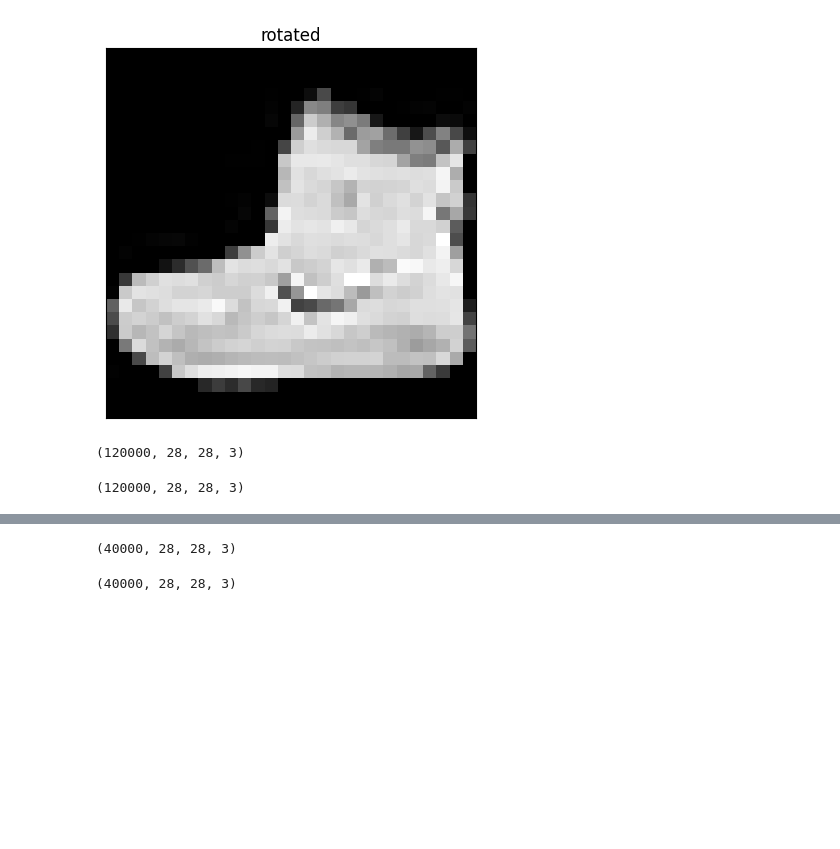
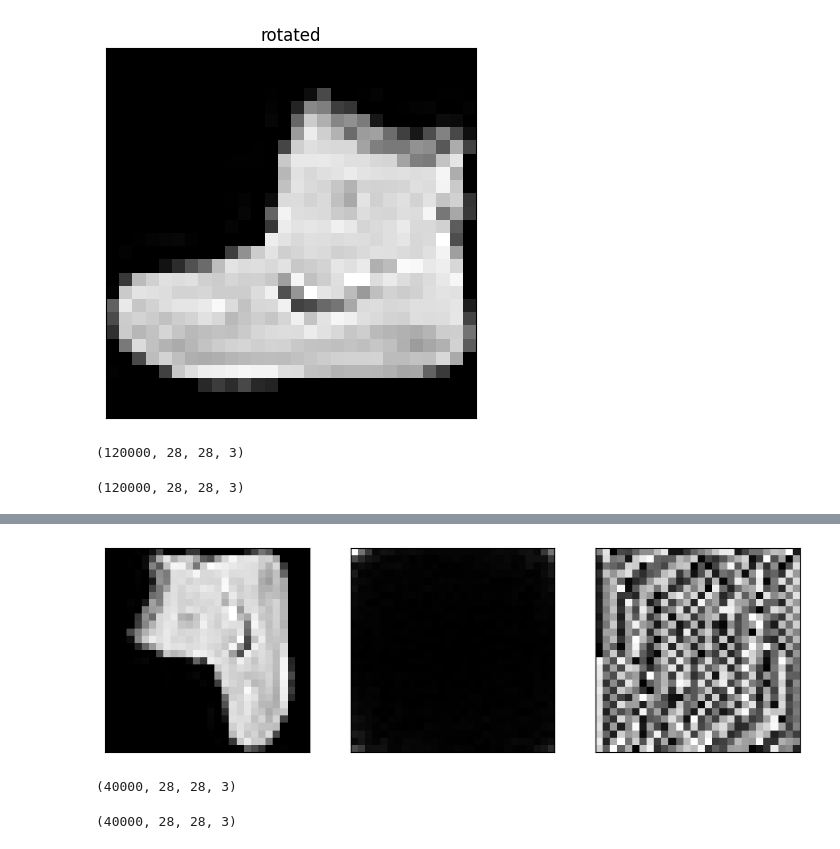
Before and after one commit to aadibhandary2001/rotation_example, a Jupyter notebook: Rot_Proof_Conv_FT_4_angles.ipynb, the cells around one changed output, grey strips where cells are left out. Cells and saved outputs as stored; diff of their text form; code cells hidden in the pictures; blank space fills up the shorter version.

```diff
--- a/Rot_Proof_Conv_FT_4_angles.ipynb
+++ b/Rot_Proof_Conv_FT_4_angles.ipynb
@@ -104,3 +118,19 @@ print(rot_train_transform.shape)
+# %%
+#A plot of a rotated image, its magnitude spectrum, and its phase spectrum
+fig, ax = plt.subplots(nrows=1,ncols=3,figsize=(10,5))
+ax[0].imshow(rot_train_transform[1][:,:,0])
+ax[1].imshow(rot_train_transform[1][:,:,1])
+ax[2].imshow(rot_train_transform[1][:,:,2])
+
+plt.gray()
+ax[0].get_xaxis().set_visible(False)
+ax[0].get_yaxis().set_visible(False)
+ax[1].get_xaxis().set_visible(False)
+ax[1].get_yaxis().set_visible(False)
+ax[2].get_xaxis().set_visible(False)
+ax[2].get_yaxis().set_visible(False)
+# %% [output]
+[figure, added]
 # %%
 test_transform = np.empty((static_test.shape[0], static_test.shape[1],static_test.shape[2], 3), dtype=float)
 for i, matrix in enumerate(static_test):
```
Also changed, not shown: parts of 6 cells of this notebook, 1 other file.
